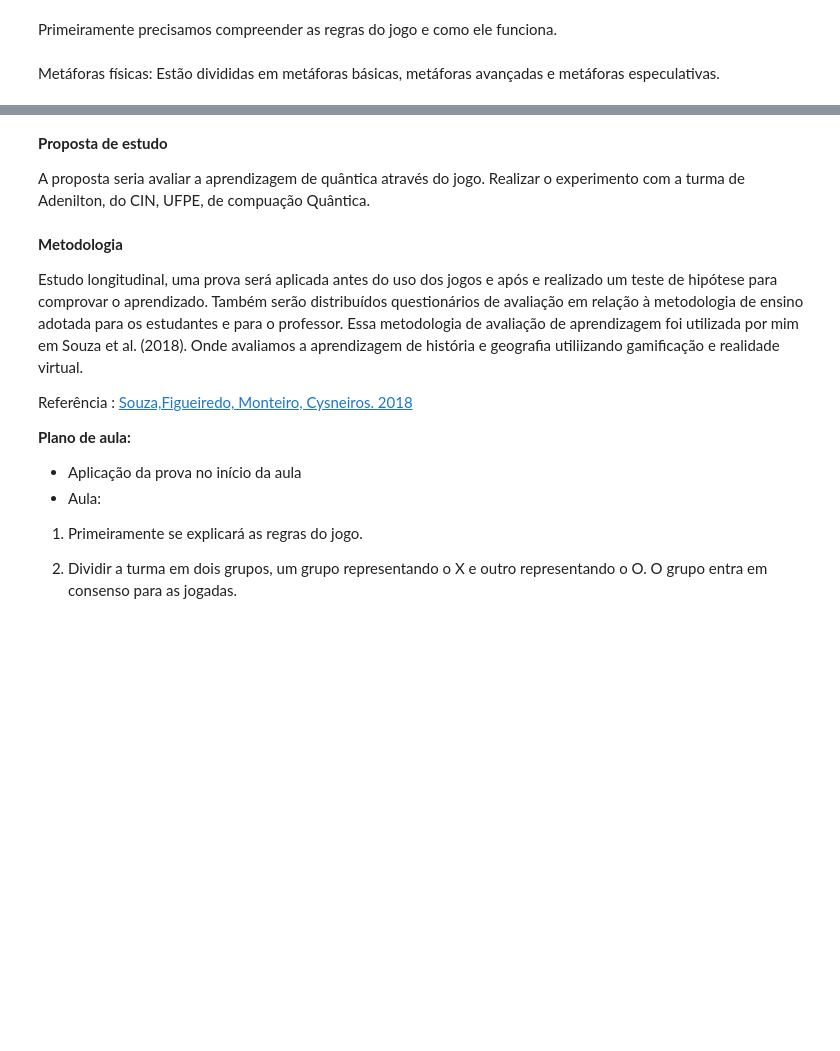
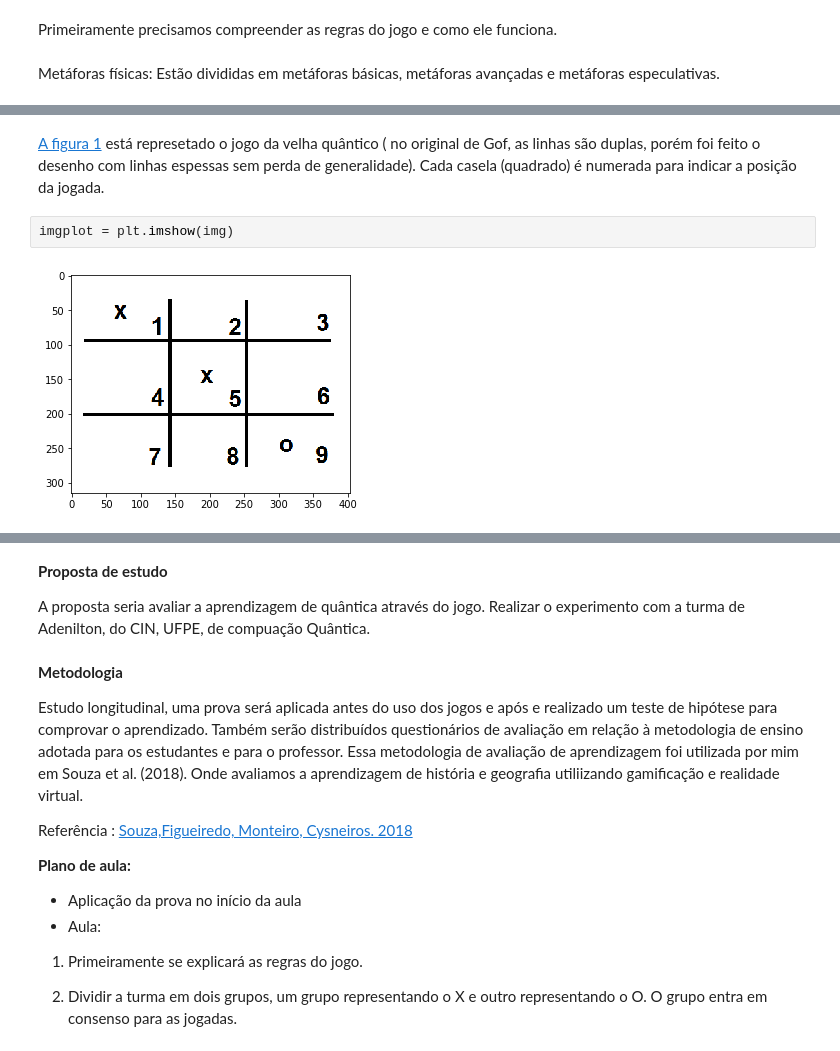
Before and after one commit to marcelaportela/QuantumTicTacToe, a Jupyter notebook: Quantica.ipynb, the cells around one changed output, grey strips where cells are left out. Cells and saved outputs as stored; diff of their text form; blank space fills up the shorter version.

```diff
--- a/Quantica.ipynb
+++ b/Quantica.ipynb
@@ -83,0 +31,6 @@ $$\Psi=\big|5\big>_1\big|9\big>_2\big|1\big>_3$$
+# %% [markdown]
+[A figura 1](https://uploaddeimagens.com.br/imagens/jogo_da_velha_quantico-png) está represetado o jogo da velha quântico ( no original de Gof, as linhas são duplas, porém foi feito o desenho com linhas espessas sem perda de generalidade). Cada casela (quadrado) é numerada para indicar a posição da jogada.
+# %%
+imgplot = plt.imshow(img)
+# %% [output]
+[figure, added]
```
Also changed, not shown: parts of 19 cells of this notebook.
